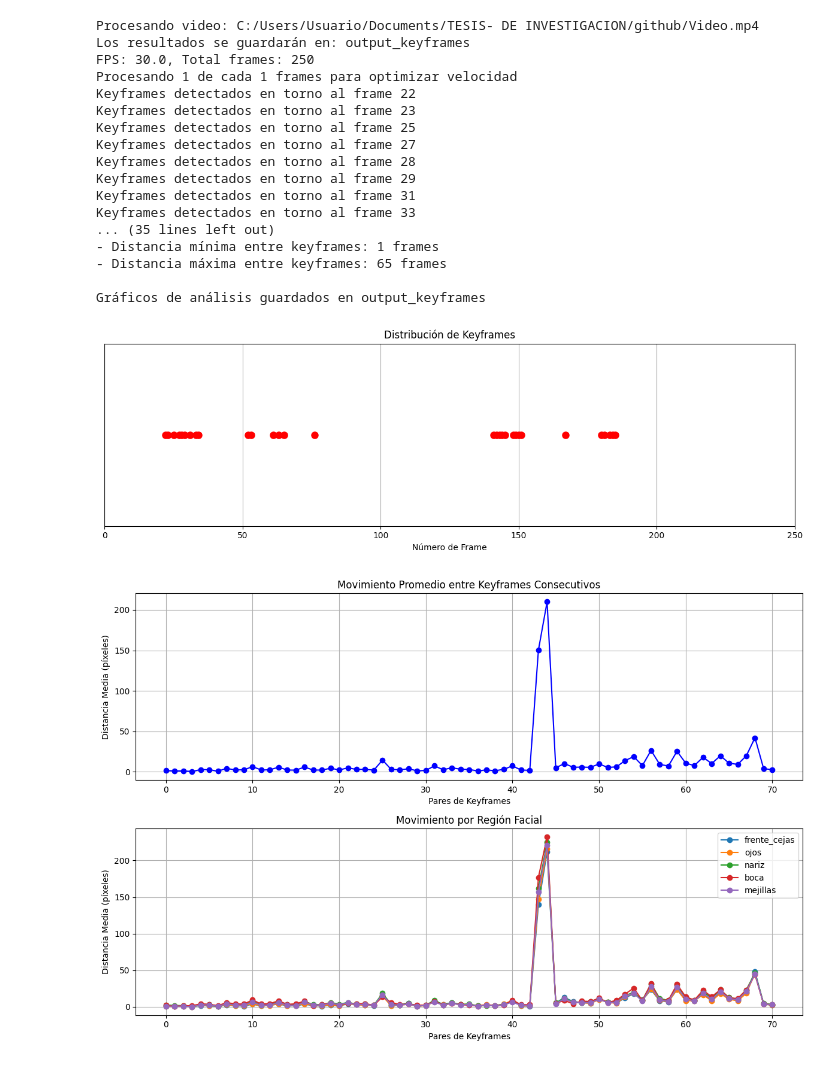
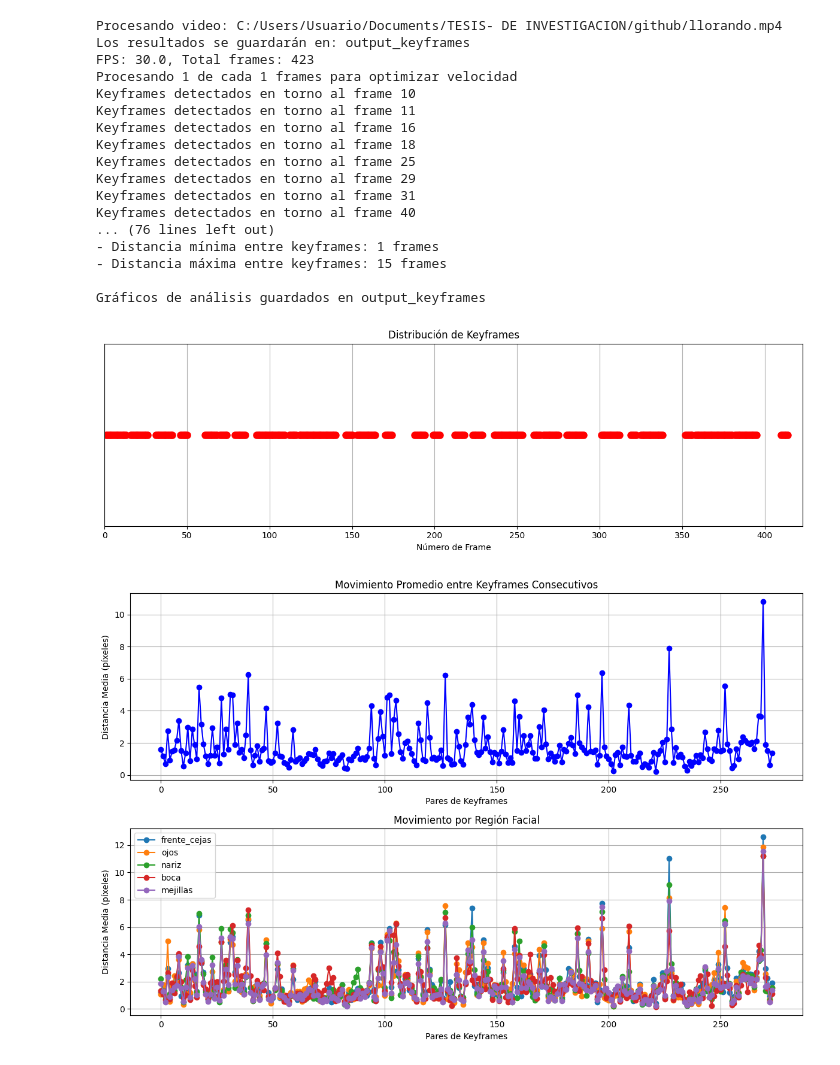
Before and after one commit to LAngelDevJr/Tesis, a Jupyter notebook: deteccion_video.ipynb, the cells around one changed output. Drawn from its saved outputs; the diff is of its cells as text; code cells hidden in the pictures.

```diff
--- a/deteccion_video.ipynb
+++ b/deteccion_video.ipynb
@@ -9,9 +9,9 @@ from collections import deque
 import time  # Asegúrate de importar este módulo
 
 # Definir constantes
-WINDOW_SIZE = 5           # Tamaño de la ventana deslizante
-NUM_KEY_FRAMES = 3        # Número de frames clave a extraer
-MOVEMENT_THRESHOLD = 0.5  # Umbral para detectar movimiento significativo
+WINDOW_SIZE = 10           # Tamaño de la ventana deslizante
+NUM_KEY_FRAMES = 5        # Número de frames clave a extraer
+MOVEMENT_THRESHOLD = 0.3  # Umbral para detectar movimiento significativo
 IOU_THRESHOLD = 0.5       # Umbral para evaluación de Intersection over Union
 # %%
 def get_facial_indices():
@@ -441,22 +465,25 @@ class KeyFrameDetector:
         importance_scores = self.compute_importance_score(feature_sequence)
 
         # Combinar con información de movimiento
-        combined_scores = []
-        valid_indices = [i for i, landmarks in enumerate(landmarks_buffer) if landmarks is not None]
+        start_idx = None
+        for i in range(1, len(movement_values)):
+            if movement_values[i] > MOVEMENT_THRESHOLD and movement_values[i] > movement_values[i-1] * 1.3:
+                start_idx = i
+                break
 
-        for i, idx in enumerate(valid_indices):
-            if idx < len(movement_values):
-                # Combinar score de atención con magnitud de movimiento
-                movement_weight = min(1.0, movement_values[idx] / MOVEMENT_THRESHOLD)
-                combined_score = 0.7 * importance_scores[i] + 0.3 * movement_weight
-                combined_scores.append((idx, combined_score))
+        if start_idx is None and len(importance_scores) > 0:
+        # Si no detectamos por movimiento, usar el frame con mayor score de importancia
+            valid_indices = [i for i, landmarks in enumerate(landmarks_buffer) if landmarks is not None]
+            scores_with_idx = [(idx, importance_scores[i]) for i, idx in enumerate(valid_indices) if i < len(importance_scores)]
+            if scores_with_idx:
+                start_idx = max(scores_with_idx, key=lambda x: x[1])[0]
 
-        # Ordenar por puntuación y seleccionar los mejores
-        combined_scores.sort(key=lambda x: x[1], reverse=True)
-        key_frame_indices = [idx for idx, _ in combined_scores[:NUM_KEY_FRAMES]]
+        if start_idx is None or start_idx >= len(frames_buffer):
+            return []
 
-        # Devolver los frames clave
-        key_frames = [frames_buffer[idx] for idx in key_frame_indices if idx < len(frames_buffer)]
+    # Capturar una secuencia continua desde el inicio detectado
+        sequence_length = min(5, len(frames_buffer) - start_idx)
+        key_frames = [frames_buffer[start_idx + j] for j in range(sequence_length)]
 
         return key_frames
 # %%
@@ -807,42 +849,42 @@ def main(video_path, output_folder="output_keyframes", display=True):
         # Obtener total de frames del video
         cap = cv2.VideoCapture(video_path)
         total_frames = int(cap.get(cv2.CAP_PROP_FRAME_COUNT))
         cap.release()
 
         # Mostrar distribución de keyframes
         plt_dist = analyzer.visualize_keyframe_distribution(keyframe_indices, total_frames)
         plt_dist.savefig(f"{output_folder}/keyframe_distribution.png")
 
         # Mostrar análisis de movimiento
         if movement_data:
             plt_movement = analyzer.plot_movement_analysis(movement_data)
             plt_movement.savefig(f"{output_folder}/movement_analysis.png")
 
         print(f"\nGráficos de análisis guardados en {output_folder}")
 
     return keyframes, keyframe_indices
 
 # Ejemplo de uso
 if __name__ == "__main__":
-    video_path = "C:/Users/Usuario/Documents/TESIS- DE INVESTIGACION/github/Video.mp4"  # Cambia esto por la ruta a tu video
+    video_path = "C:/Users/Usuario/Documents/TESIS- DE INVESTIGACION/github/llorando.mp4"  # Cambia esto por la ruta a tu video
     main(video_path)
 # %% [output]
-Procesando video: C:/Users/Usuario/Documents/TESIS- DE INVESTIGACION/github/Video.mp4
+Procesando video: C:/Users/Usuario/Documents/TESIS- DE INVESTIGACION/github/llorando.mp4
 Los resultados se guardarán en: output_keyframes
-FPS: 30.0, Total frames: 250
+FPS: 30.0, Total frames: 423
 Procesando 1 de cada 1 frames para optimizar velocidad
-Keyframes detectados en torno al frame 22
-Keyframes detectados en torno al frame 23
+Keyframes detectados en torno al frame 10
+Keyframes detectados en torno al frame 11
+Keyframes detectados en torno al frame 16
+Keyframes detectados en torno al frame 18
 Keyframes detectados en torno al frame 25
-Keyframes detectados en torno al frame 27
-Keyframes detectados en torno al frame 28
 Keyframes detectados en torno al frame 29
 Keyframes detectados en torno al frame 31
-Keyframes detectados en torno al frame 33
-... (35 lines left out)
+Keyframes detectados en torno al frame 40
+... (76 lines left out)
 - Distancia mínima entre keyframes: 1 frames
-- Distancia máxima entre keyframes: 65 frames
+- Distancia máxima entre keyframes: 15 frames
 
 Gráficos de análisis guardados en output_keyframes
-[figure, old version]
+[figure, new version]
-[figure, old version]
+[figure, new version]
```
Also changed, not shown: parts of 2 cells of this notebook, 4 other files.
